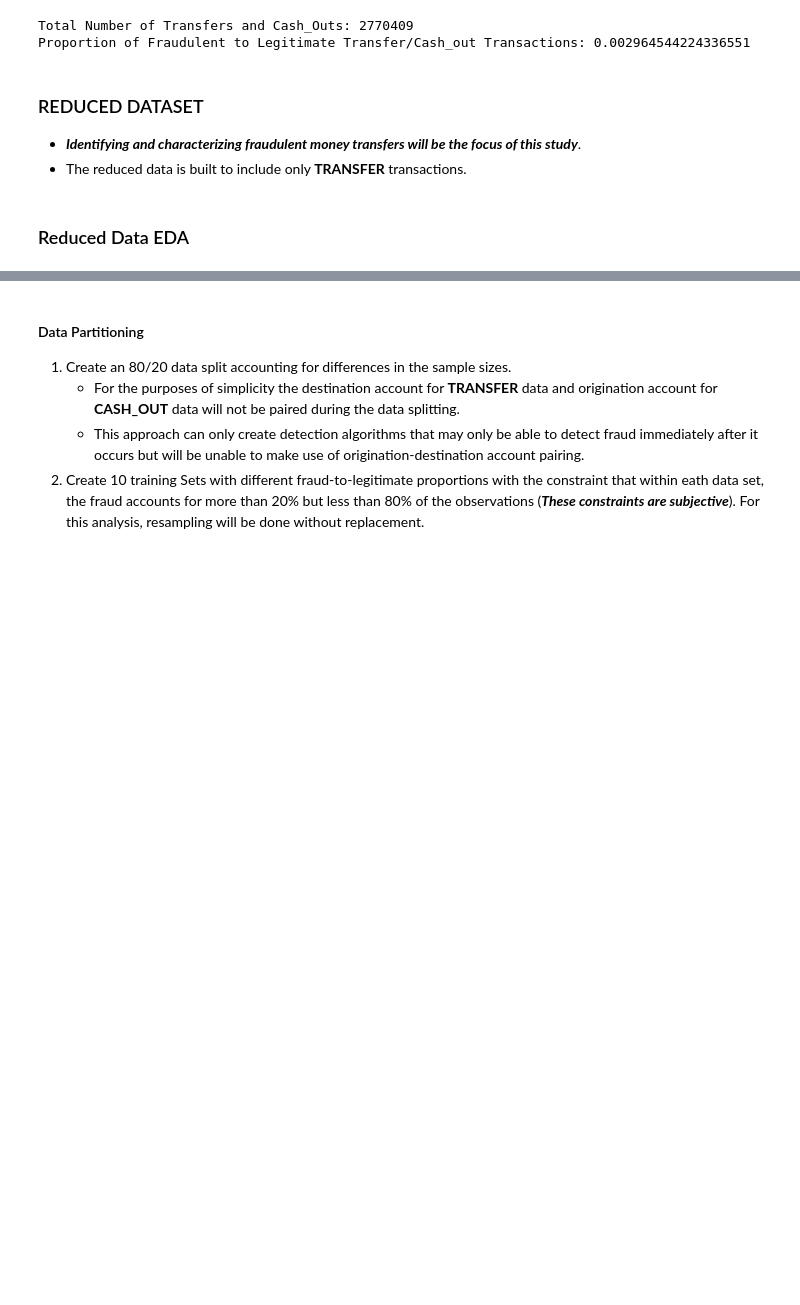
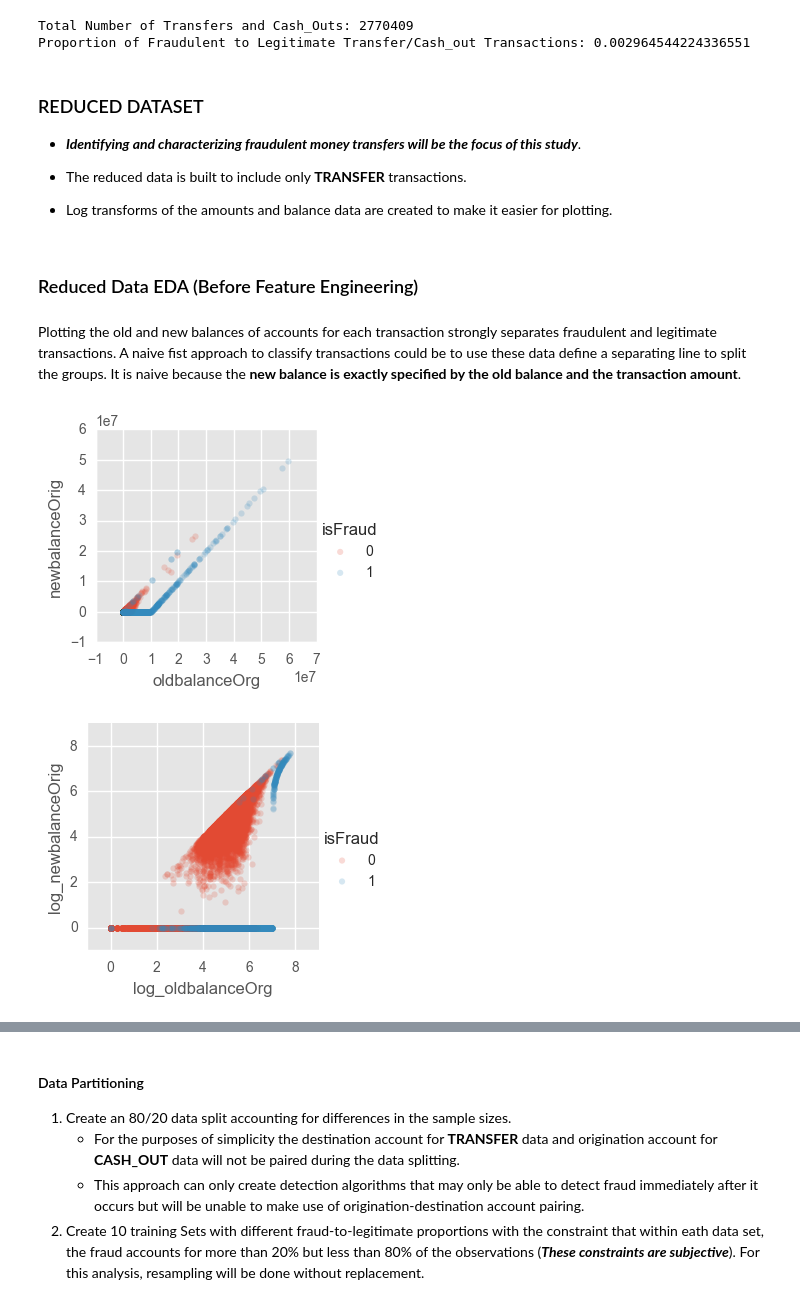
Before and after one commit to tahuichimiguel/Data-Science-Portfolio, a Jupyter notebook: Synthetic Financial Dataset Fraud Detection/Fraudulent Money Transfer Analysis.ipynb, the cells around one changed output, grey strips where cells are left out. Saved outputs shown, nothing was run; the diff lists cells and outputs as text; code cells hidden in the pictures; blank space fills up the shorter version.

Commit message:
Pre Feature Engineering EDA

```diff
--- a/Synthetic Financial Dataset Fraud Detection/Fraudulent Money Transfer Analysis.ipynb
+++ b/Synthetic Financial Dataset Fraud Detection/Fraudulent Money Transfer Analysis.ipynb
@@ -121,3 +122,5 @@ Proportion of Fraudulent to Legitimate Transfer/Cash_out Transactions: 0.0029645
 ### REDUCED DATASET
  - ***Identifying and characterizing fraudulent money transfers will be the focus of this study***.
  - The reduced data is built to include only **TRANSFER** transactions.
+
+ - Log transforms of the amounts and balance data are created to make it easier for plotting.
@@ -127,2 +137,14 @@ DT_reduced=DT[(DT['type']=='TRANSFER')]
 # %% [markdown]
-### Reduced Data EDA
+### Reduced Data EDA (Before Feature Engineering)
+# %% [markdown]
+Plotting the old and new balances of accounts for each transaction strongly separates fraudulent and legitimate transactions. A naive fist approach to classify transactions could be to use these data define a separating line to split the groups. It is naive because the **new balance is exactly specified by the old balance and the transaction amount**.
+# %%
+sns.lmplot(data = DT_reduced,x='oldbalanceOrg',y = 'newbalanceOrig',
+            hue = 'isFraud',fit_reg=False,size=3,scatter_kws={'alpha': 0.2})
+
+sns.lmplot(data = DT_reduced,x='log_oldbalanceOrg',y = 'log_newbalanceOrig',
+            hue = 'isFraud',fit_reg=False,size=3,scatter_kws={'alpha': 0.2})
+plt.show()
+# %% [output]
+[figure, added]
+[figure, added]
```
Also changed, not shown: parts of 9 cells of this notebook.
